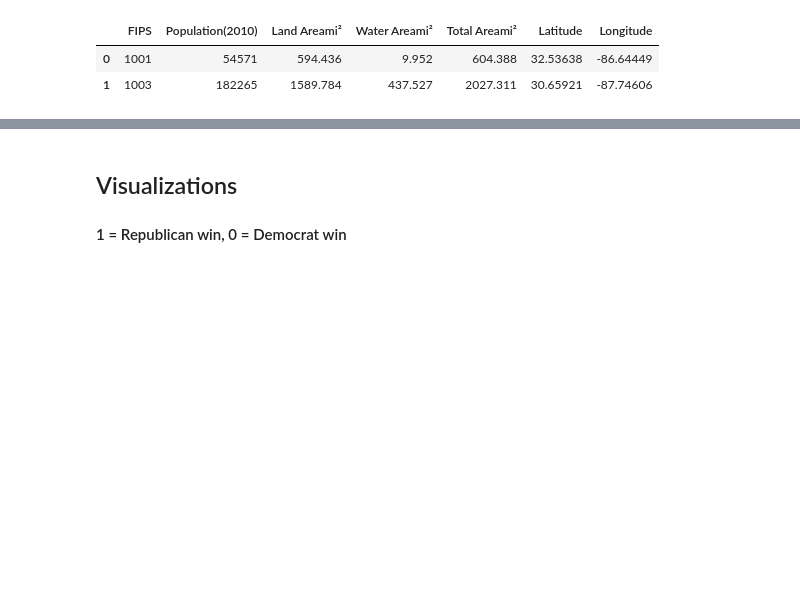
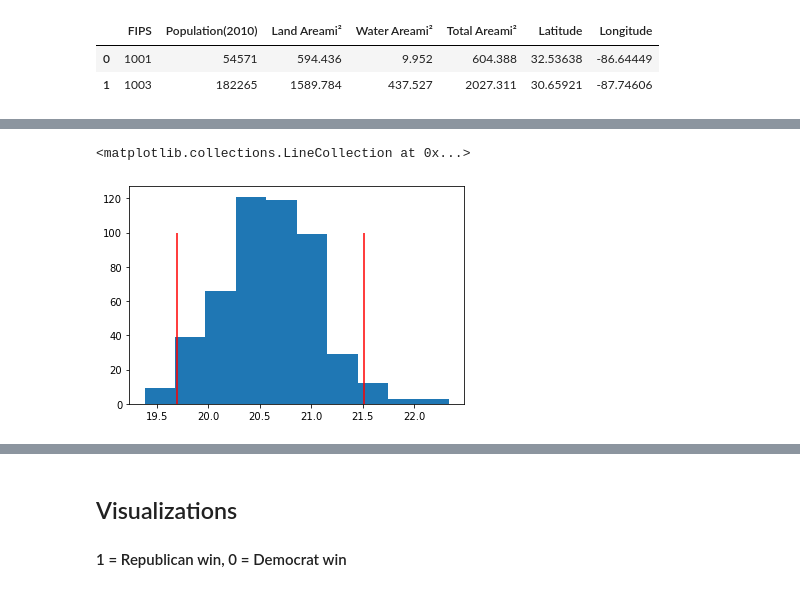
Before and after one commit to john-c-simmons/pres_election, a Jupyter notebook: notebooks/will/Will.ipynb, the cells around one changed output, grey strips where cells are left out. Cells and saved outputs as stored; diff of their text form; code cells hidden in the pictures; blank space fills up the shorter version.

```diff
--- a/notebooks/will/Will.ipynb
+++ b/notebooks/will/Will.ipynb
@@ -157,8 +171,6 @@ flipped = flipped[flipped.state.isin(['MI', 'FL', 'TX', 'IL', 'CA'])]
 pres_clean["win_percentage"] = pres_clean.apply(win_percentage, axis=1)
 pres_clean["win_margin"] = pres_clean.apply(win_margin, axis=1)
 pres_clean["skew"] = pres_clean.apply(skew, axis=1)
-# %%
-pres_clean["switch"] = pres_clean.apply
 # %%
 #for county in all unique counties, which one had the biggest change in skew
 # %%
@@ -169,0 +198,11 @@ top_skew = pd.DataFrame(columns = row_cols)
+# %%
+win_margin_2020 = pres_clean[pres_clean.year == 2020].win_margin
+bootstrapped_margins = [np.random.choice(win_margin_2020, size=win_margin_2020.shape[0]).mean() for x in range(500)]
+mean = np.mean(bootstrapped_margins)
+std = np.std(bootstrapped_margins)
+plt.hist(bootstrapped_margins)
+plt.vlines(mean - std*2, 0, 100, color='red')
+plt.vlines(mean + std*2, 0, 100, color='red')
+# %% [output]
+<matplotlib.collections.LineCollection at 0x...>
+[figure, added]
```
Also changed, not shown: parts of 31 cells of this notebook, 6 other files.
